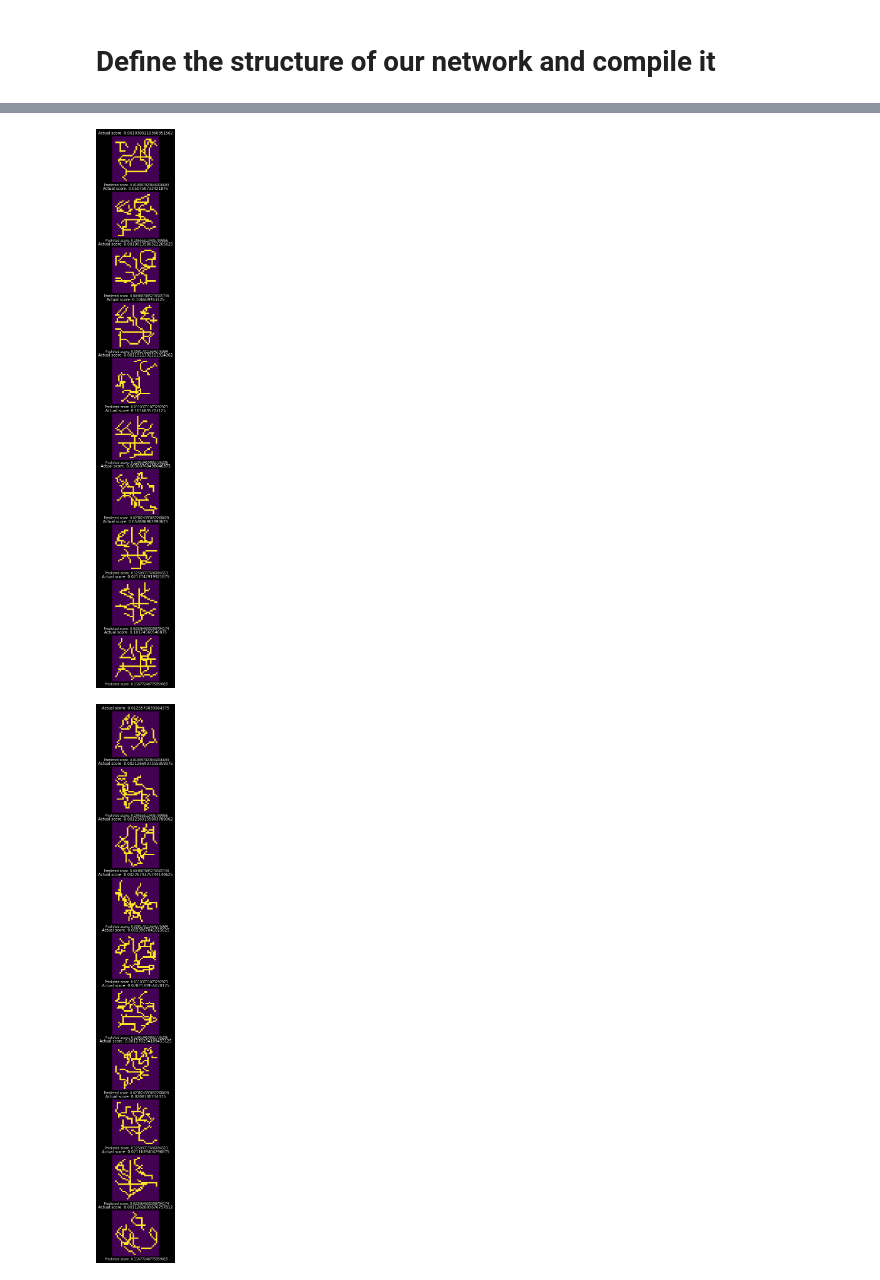
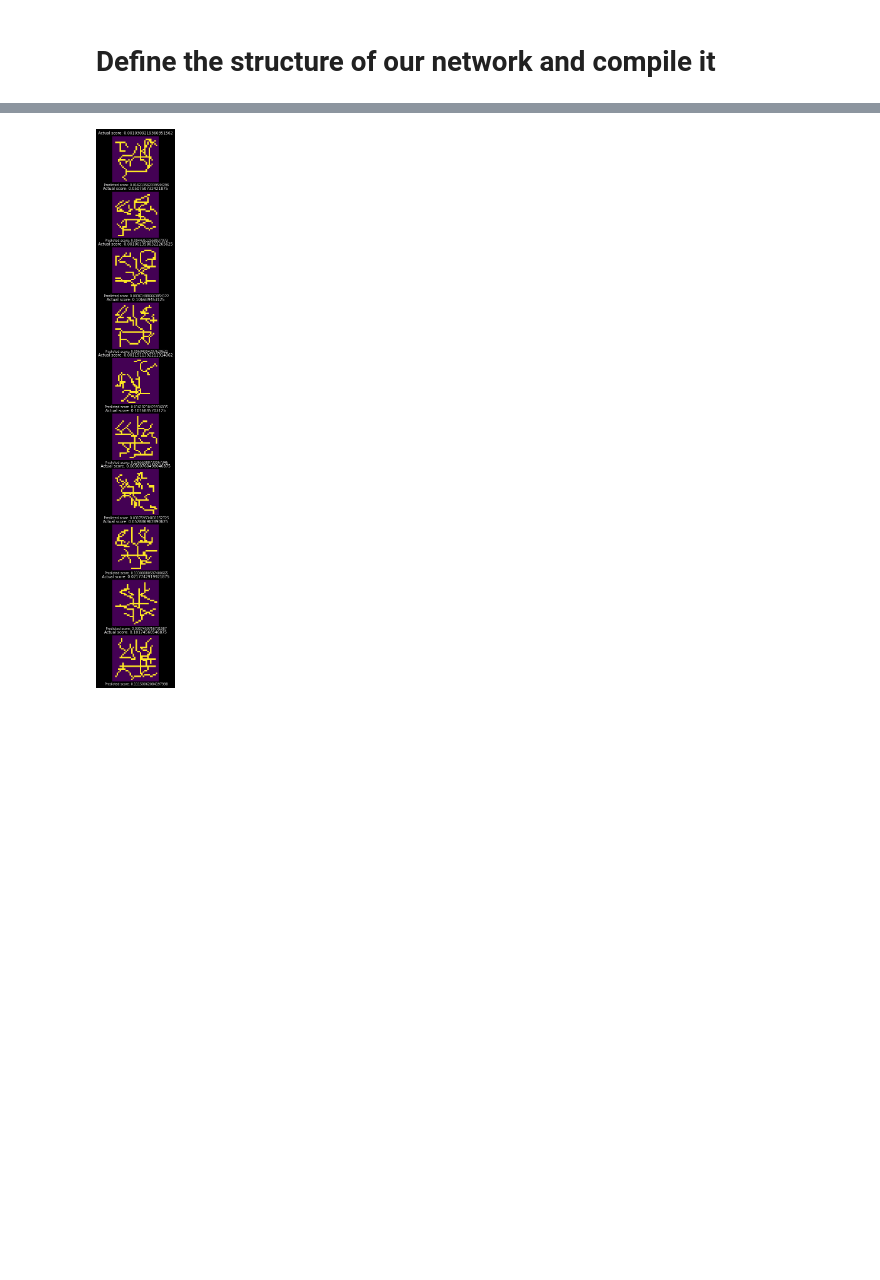
Before and after one commit to holiday-pettijohn/Stylus_Scoring_Generalization, a Jupyter notebook: Networks.ipynb, the cells around one changed output, grey strips where cells are left out. Drawn from its saved outputs; the diff is of its cells as text; code cells hidden in the pictures; blank space fills up the shorter version.

```diff
--- a/Networks.ipynb
+++ b/Networks.ipynb
@@ -79,20 +79,19 @@ predictions = model.predict(X_test)
 # %%
 # Display the predicted and actual scores for the model
 
 # make text display compatible with dark background, comment this out if using light theme
 plt.style.use("dark_background")
 ex = 10
 
-for a in range(10):
+for a in range(1):
     figs, axs = plt.subplots(ex, figsize=(32, 32))
     for i in range(ex):
         ax = axs[i]
         ax.axis("off")
         ax.get_xaxis().set_ticks([])
         ax.get_yaxis().set_ticks([])
         ax.imshow(X_test[i+10*a, :, :, 0])
         ax.set_title(f"Actual score: {y_test[i+10*a]}")
         ax.text(16, 34, f"Predicted score: {predictions[i, 0]}", ha="center")
 # %% [output]
-[figure, old version]
+[figure, new version]
-[figure, removed]
```
Also changed, not shown: parts of 5 cells of this notebook, 7 other files.
